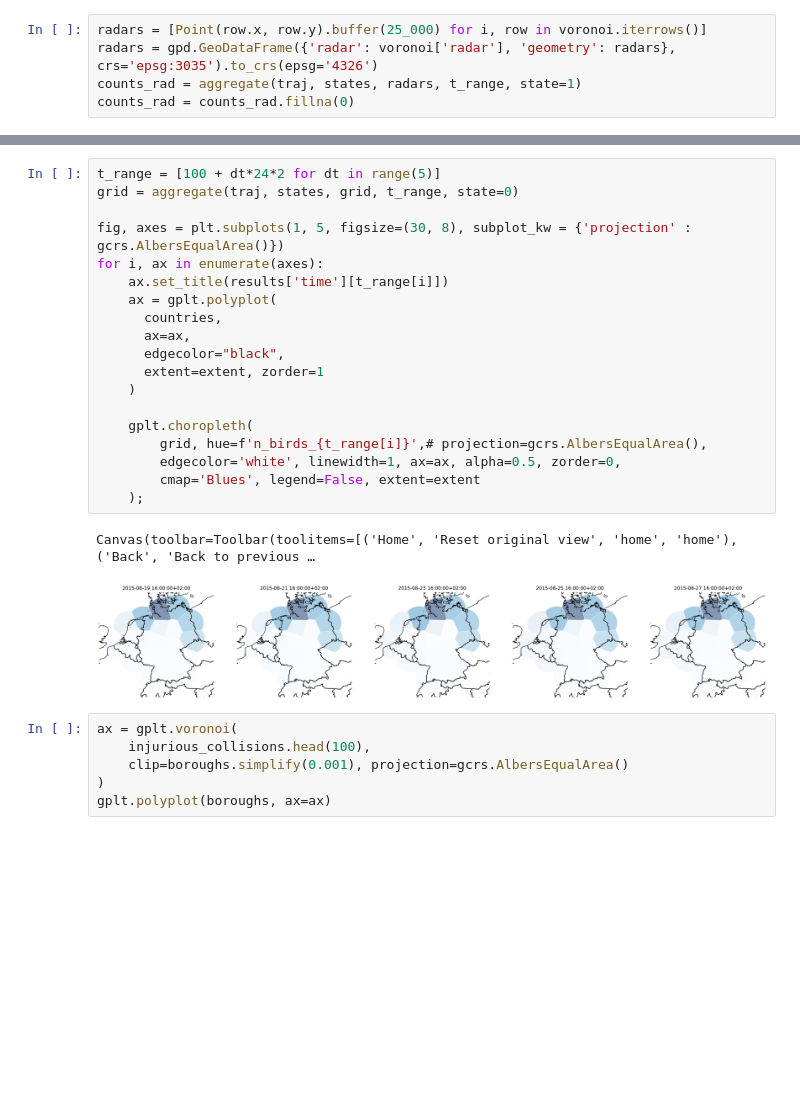
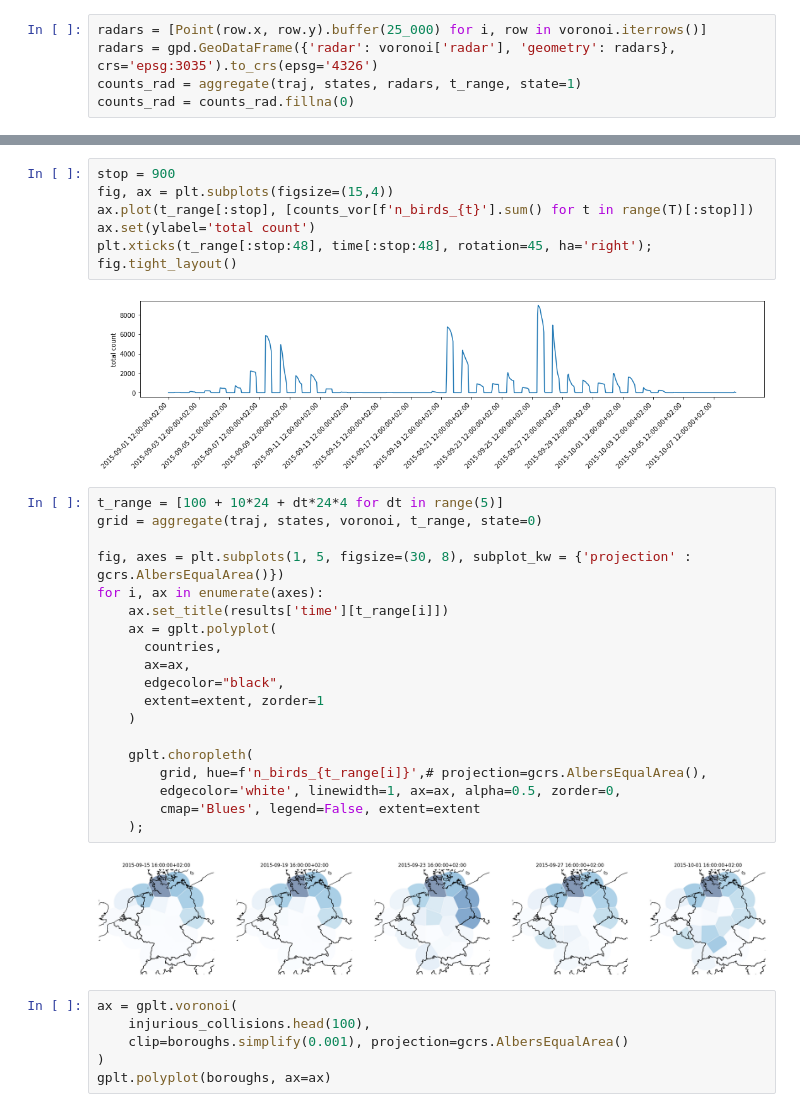
Before and after one commit to FionaLippert/birdMigration, a Jupyter notebook: notebooks/Untitled4.ipynb, the cells around one changed output, grey strips where cells are left out. Cells and saved outputs as stored; diff of their text form; blank space fills up the shorter version.

```diff
--- a/notebooks/Untitled4.ipynb
+++ b/notebooks/Untitled4.ipynb
@@ -383,6 +400,15 @@ Canvas(toolbar=Toolbar(toolitems=[('Home', 'Reset original view', 'home', 'home'
+# %%
+stop = 900
+fig, ax = plt.subplots(figsize=(15,4))
+ax.plot(t_range[:stop], [counts_vor[f'n_birds_{t}'].sum() for t in range(T)[:stop]])
+ax.set(ylabel='total count')
+plt.xticks(t_range[:stop:48], time[:stop:48], rotation=45, ha='right');
+fig.tight_layout()
+# %% [output]
+[figure, added]
 # %%
-t_range = [100 + dt*24*2 for dt in range(5)]
-grid = aggregate(traj, states, grid, t_range, state=0)
+t_range = [100 + 10*24 + dt*24*4 for dt in range(5)]
+grid = aggregate(traj, states, voronoi, t_range, state=0)
 
 fig, axes = plt.subplots(1, 5, figsize=(30, 8), subplot_kw = {'projection' : gcrs.AlbersEqualArea()})
 for i, ax in enumerate(axes):
@@ -400,8 +426,7 @@ for i, ax in enumerate(axes):
         cmap='Blues', legend=False, extent=extent
     );
 # %% [output]
-Canvas(toolbar=Toolbar(toolitems=[('Home', 'Reset original view', 'home', 'home'), ('Back', 'Back to previous …
-[figure, old version]
+[figure, new version]
 # %%
 ax = gplt.voronoi(
     injurious_collisions.head(100),
```
Also changed, not shown: parts of 22 cells of this notebook, 9 other files.
